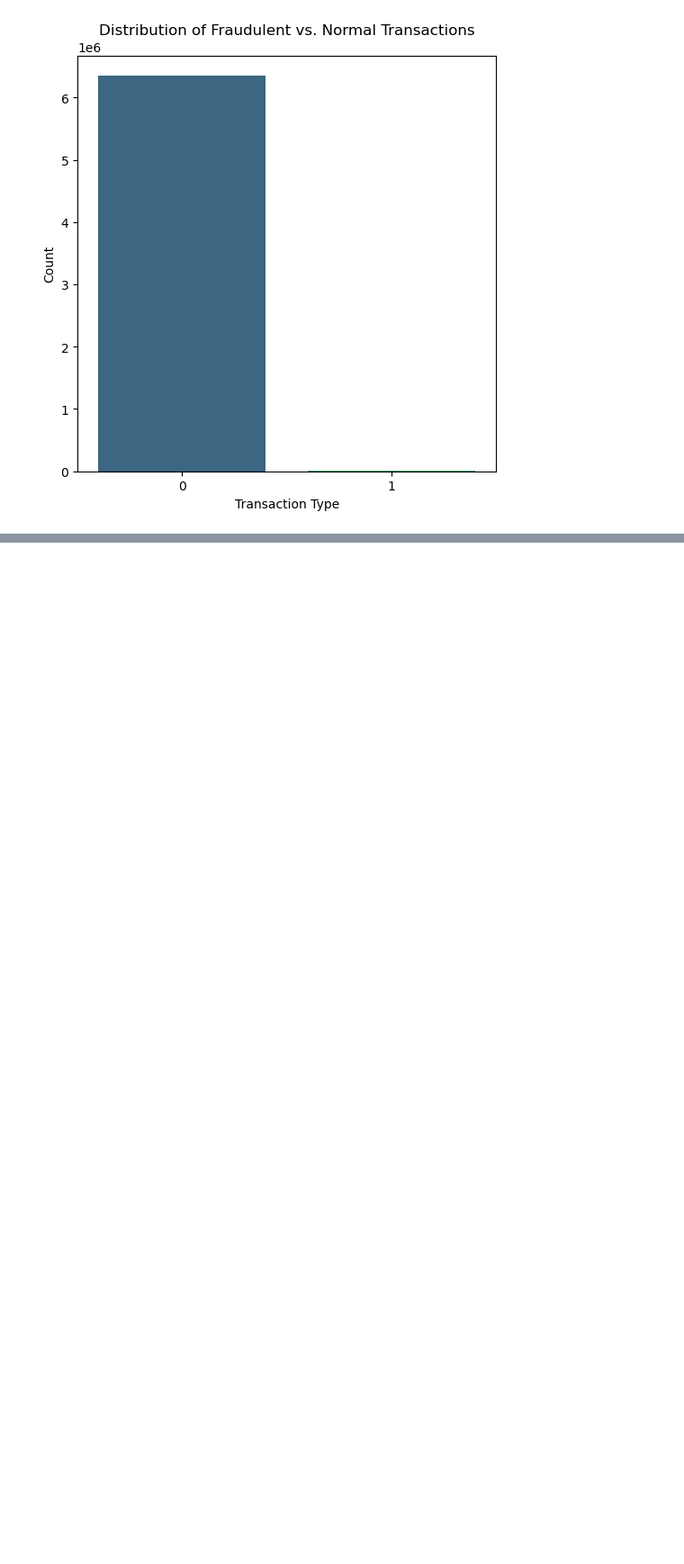
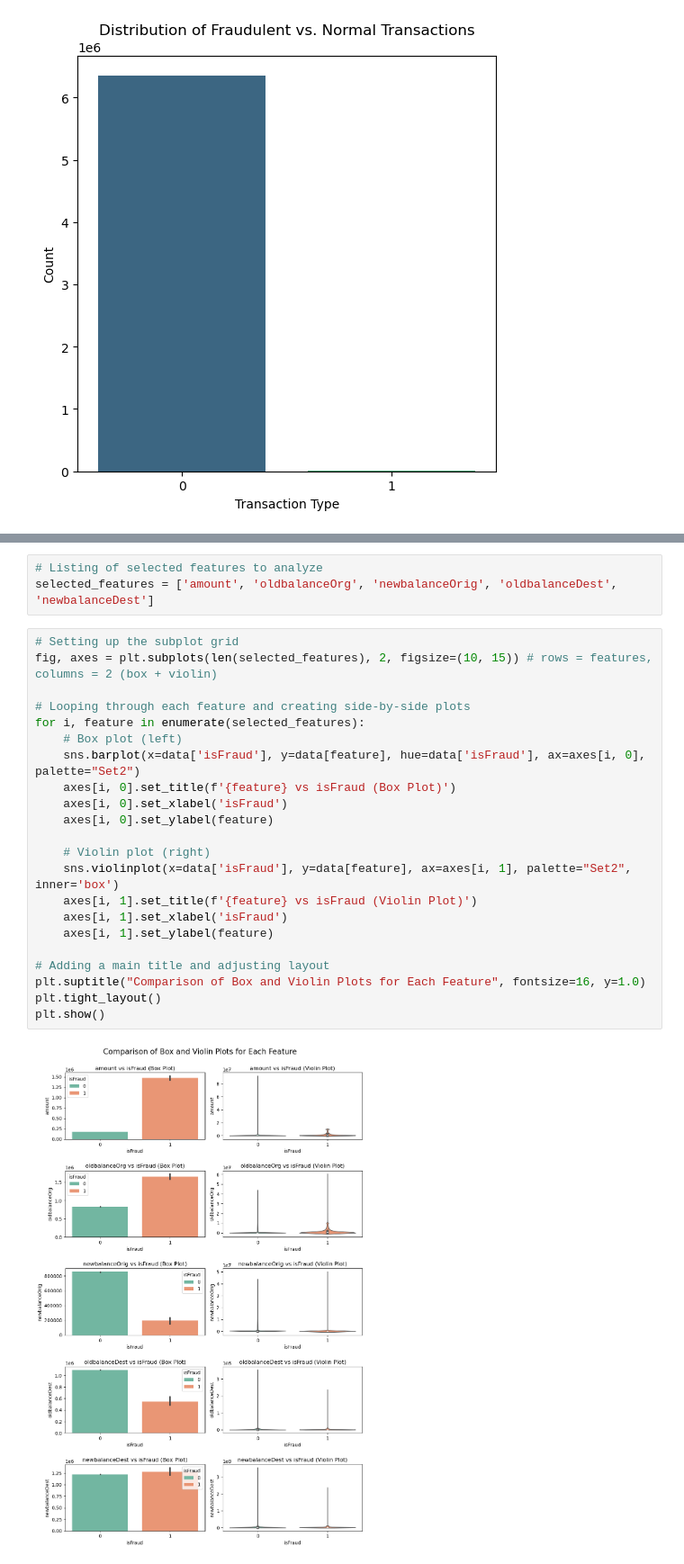
Before and after one commit to Rnamrata/credit-card-fraud-analysis, a Jupyter notebook: credit_card_fraud_analysis.ipynb, the cells around one changed output, grey strips where cells are left out. Shown at 90% size. Cells and saved outputs as stored; diff of their text form; blank space fills up the shorter version.

```diff
--- a/credit_card_fraud_analysis.ipynb
+++ b/credit_card_fraud_analysis.ipynb
@@ -234,0 +232,27 @@ plt.show()
+# %%
+# Listing of selected features to analyze
+selected_features = ['amount', 'oldbalanceOrg', 'newbalanceOrig', 'oldbalanceDest', 'newbalanceDest']
+# %%
+# Setting up the subplot grid
+fig, axes = plt.subplots(len(selected_features), 2, figsize=(10, 15)) # rows = features, columns = 2 (box + violin)
+
+# Looping through each feature and creating side-by-side plots
+for i, feature in enumerate(selected_features):
+    # Box plot (left)
+    sns.barplot(x=data['isFraud'], y=data[feature], hue=data['isFraud'], ax=axes[i, 0], palette="Set2")
+    axes[i, 0].set_title(f'{feature} vs isFraud (Box Plot)')
+    axes[i, 0].set_xlabel('isFraud')
+    axes[i, 0].set_ylabel(feature)
+
+    # Violin plot (right)
+    sns.violinplot(x=data['isFraud'], y=data[feature], ax=axes[i, 1], palette="Set2", inner='box')
+    axes[i, 1].set_title(f'{feature} vs isFraud (Violin Plot)')
+    axes[i, 1].set_xlabel('isFraud')
+    axes[i, 1].set_ylabel(feature)
+
+# Adding a main title and adjusting layout
+plt.suptitle("Comparison of Box and Violin Plots for Each Feature", fontsize=16, y=1.0)
+plt.tight_layout()
+plt.show()
+# %% [output]
+[figure, added]
```
Also changed, not shown: parts of 29 cells of this notebook.
